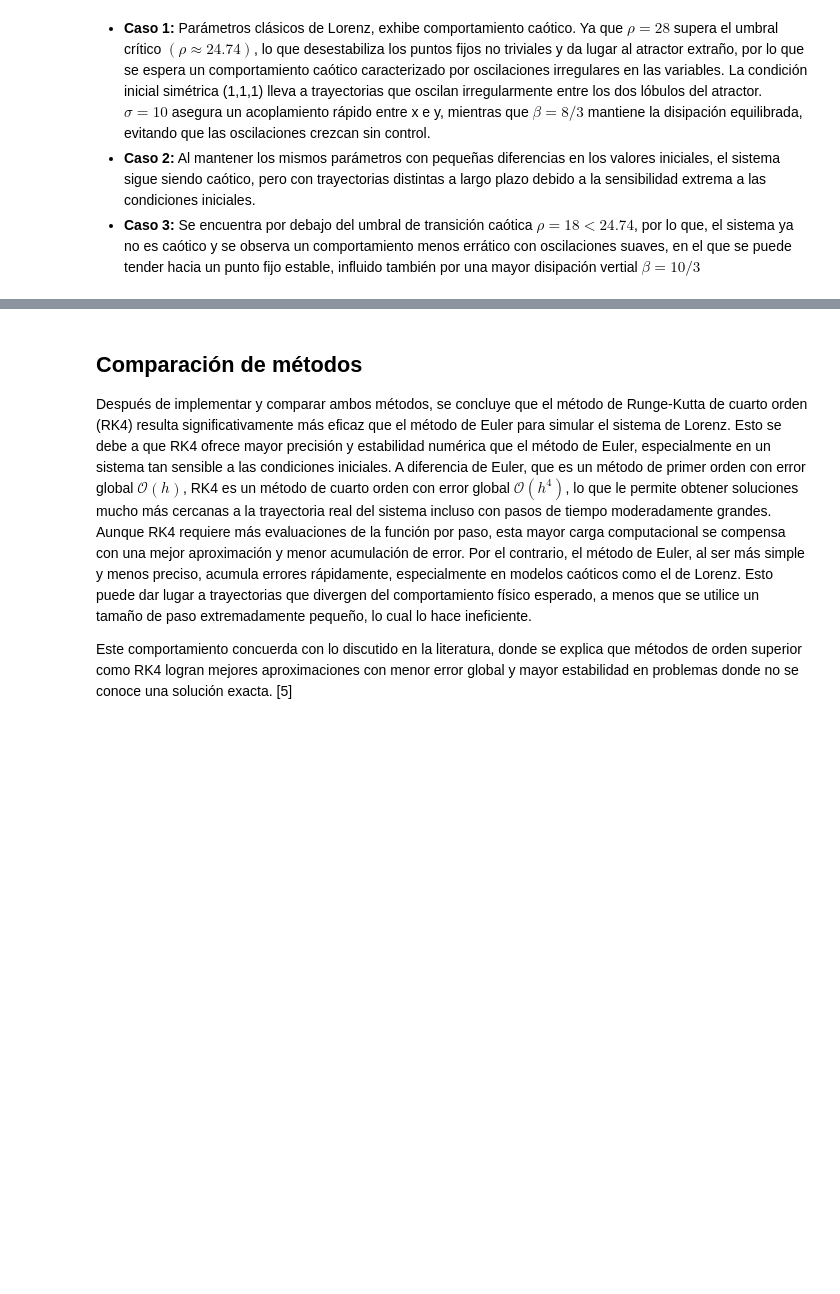
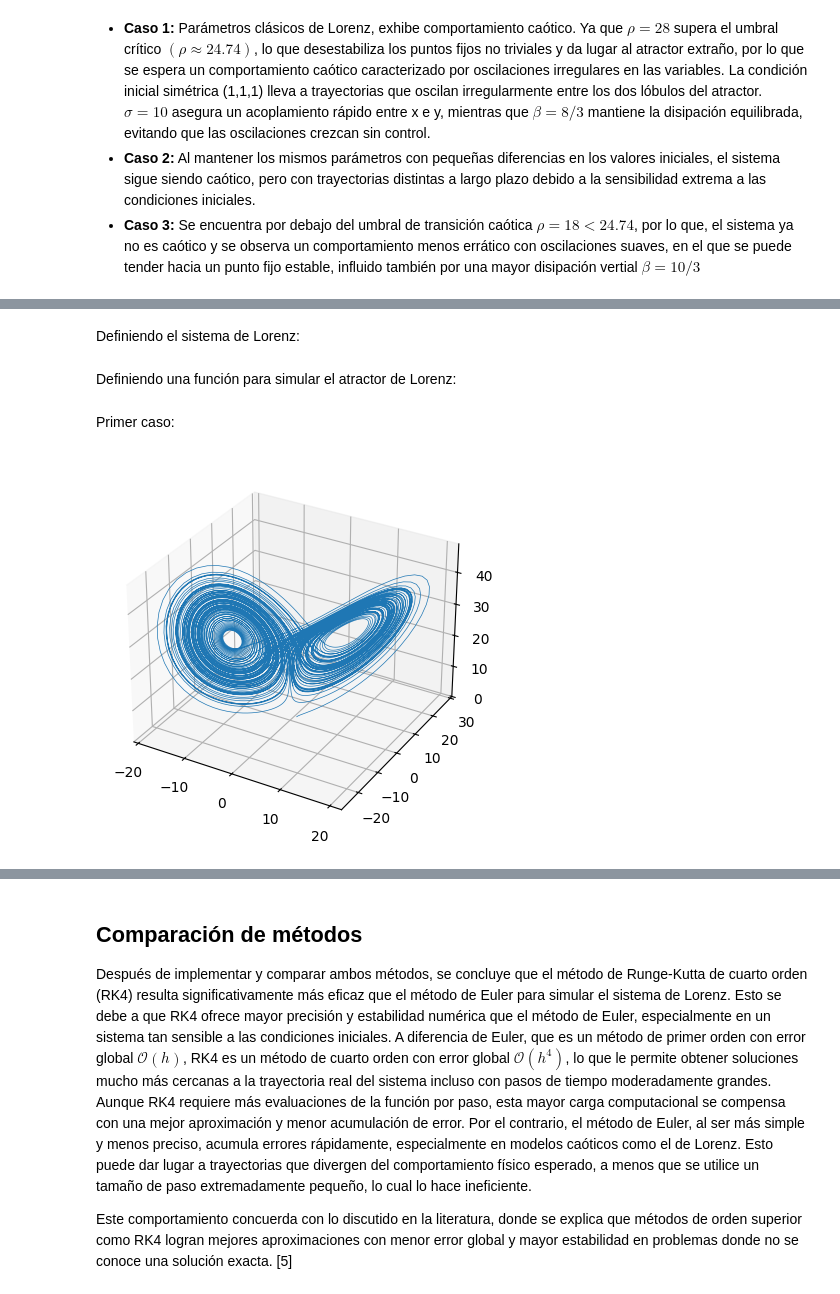
Before and after one commit to EmelyChavez/newtonians-proyecto2, a Jupyter notebook: proyecto.ipynb, the cells around one changed output, grey strips where cells are left out. Cells and saved outputs as stored; diff of their text form; code cells hidden in the pictures; blank space fills up the shorter version.

```diff
--- a/proyecto.ipynb
+++ b/proyecto.ipynb
@@ -237,0 +443,49 @@ $\beta$ Representa la tasa de disipación vertical. En cuanto menor sea el valor
+# %% [markdown]
+Definiendo el sistema de Lorenz:
+# %%
+def lorenz(sigma, beta, rho, y):
+    # En el vector "y" se guardan los datos de (x(0), y(0), z(0))
+    dy = [sigma * (y[1] - y[0]),
+          y[0] * (rho - y[2]) - y[1],
+          y[0] * y[1] - beta * y[2]]
+    return np.array(dy)
+# %% [markdown]
+Definiendo una función para simular el atractor de Lorenz:
+# %%
+def atractor(dt, T, sigma, beta, rho, y0):
+    # Consiguiendo la trayectoria
+    n_pasos = int(T / dt)
+    t = np.linspace(0, T, n_pasos) # Esta operación consigue un vector de tiempo para poder ocupar los datos de dt y T a la hora de graficar
+
+    Y = np.zeros((3, n_pasos)) # Se crea una matriz donde se guardan las coordenadas del punto en el paso de tiempo indicado
+    Y[:, 0] = y0 # Inicializando la primera columna con la condición inicial
+    y_inicial = y0
+    for i in range(n_pasos - 1):
+        f = lambda t, y: lorenz(sigma, beta, rho, y)
+        y_final = runge_kutta_4(f, dt, t[i], y_inicial)
+        Y[:, i + 1] = y_final # Se guarda el valor obtenido por el Runge-Kutta en la siguiente columna de la matrix
+        y_inicial = y_final
+
+    ax = plt.figure().add_subplot(projection='3d')
+    ax.plot(Y[0, :], Y[1, :], Y[2, :], lw=0.5) # Se grafican todos los puntos que se han guardado en la matriz a lo largo del tiempo
+
+    plt.show()
+# %% [markdown]
+Primer caso:
+# %%
+# Condiciones para el atractor de Lorenz:
+sigma = 10
+beta = (8 / 3)
+rho = 28
+
+# Condiciones iniciales (x(0),y(0),z(0))
+condiciones_iniciales = [1, 1, 1]
+
+# Paso y tiempo final
+dt=0.01
+T=100
+
+# Generando un atractor con las condiciones mencionadas anteriormente:
+atractor(dt, T, sigma, beta, rho, condiciones_iniciales)
+# %% [output]
+[figure, added]
```
Also changed, not shown: parts of 79 cells of this notebook.
